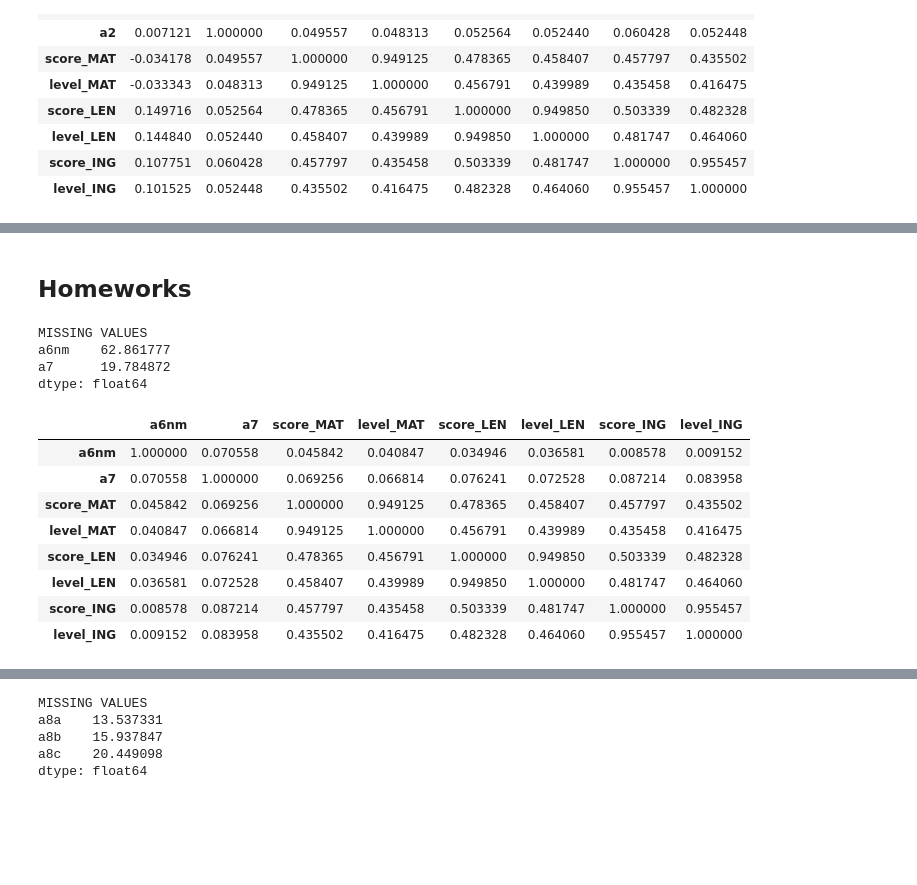
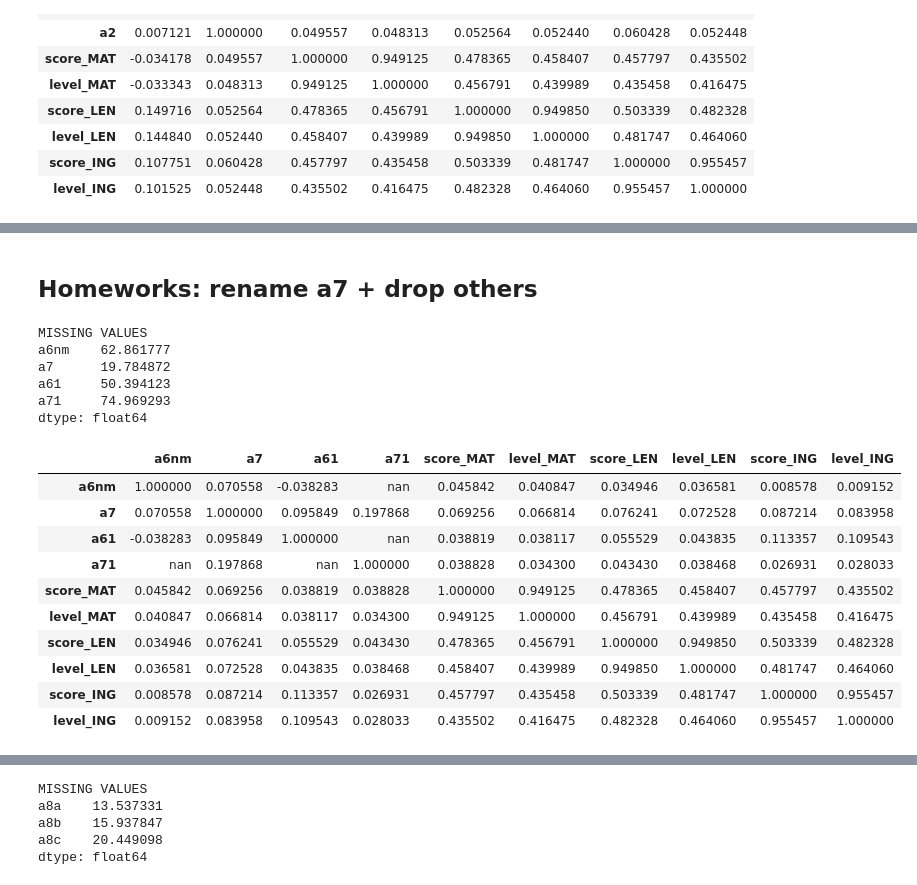
Before and after one commit to aequitas-aod/experiment-ull-dataset-preprocessing, a Jupyter notebook: src/pre_processing/student_questionnaire.ipynb, the cells around one changed output, grey strips where cells are left out. Cells and saved outputs as stored; diff of their text form; code cells hidden in the pictures; blank space fills up the shorter version.

```diff
--- a/src/pre_processing/student_questionnaire.ipynb
+++ b/src/pre_processing/student_questionnaire.ipynb
@@ -197,20 +323,24 @@ dtype: float64
 # %% [markdown]
-## Homeworks
+## Homeworks: rename a7 + drop others
 # %%
-current_columns = ["a6nm", "a7"]
+current_columns = ["a6nm", "a7", "a61", "a71",]
 corr = print_statistics(columns=current_columns)
 corr.style.background_gradient(cmap="coolwarm")
 # %% [output]
 MISSING VALUES
 a6nm    62.861777
 a7      19.784872
+a61     50.394123
+a71     74.969293
 dtype: float64
-|  | a6nm | a7 | score_MAT | level_MAT | score_LEN | level_LEN | score_ING | level_ING |
-| a6nm | 1.000000 | 0.070558 | 0.045842 | 0.040847 | 0.034946 | 0.036581 | 0.008578 | 0.009152 |
-| a7 | 0.070558 | 1.000000 | 0.069256 | 0.066814 | 0.076241 | 0.072528 | 0.087214 | 0.083958 |
-| score_MAT | 0.045842 | 0.069256 | 1.000000 | 0.949125 | 0.478365 | 0.458407 | 0.457797 | 0.435502 |
-| level_MAT | 0.040847 | 0.066814 | 0.949125 | 1.000000 | 0.456791 | 0.439989 | 0.435458 | 0.416475 |
-| score_LEN | 0.034946 | 0.076241 | 0.478365 | 0.456791 | 1.000000 | 0.949850 | 0.503339 | 0.482328 |
-| level_LEN | 0.036581 | 0.072528 | 0.458407 | 0.439989 | 0.949850 | 1.000000 | 0.481747 | 0.464060 |
-| score_ING | 0.008578 | 0.087214 | 0.457797 | 0.435458 | 0.503339 | 0.481747 | 1.000000 | 0.955457 |
-| level_ING | 0.009152 | 0.083958 | 0.435502 | 0.416475 | 0.482328 | 0.464060 | 0.955457 | 1.000000 |
+|  | a6nm | a7 | a61 | a71 | score_MAT | level_MAT | score_LEN | level_LEN | score_ING | level_ING |
+| a6nm | 1.000000 | 0.070558 | -0.038283 | nan | 0.045842 | 0.040847 | 0.034946 | 0.036581 | 0.008578 | 0.009152 |
+| a7 | 0.070558 | 1.000000 | 0.095849 | 0.197868 | 0.069256 | 0.066814 | 0.076241 | 0.072528 | 0.087214 | 0.083958 |
+| a61 | -0.038283 | 0.095849 | 1.000000 | nan | 0.038819 | 0.038117 | 0.055529 | 0.043835 | 0.113357 | 0.109543 |
+| a71 | nan | 0.197868 | nan | 1.000000 | 0.038828 | 0.034300 | 0.043430 | 0.038468 | 0.026931 | 0.028033 |
+| score_MAT | 0.045842 | 0.069256 | 0.038819 | 0.038828 | 1.000000 | 0.949125 | 0.478365 | 0.458407 | 0.457797 | 0.435502 |
+| level_MAT | 0.040847 | 0.066814 | 0.038117 | 0.034300 | 0.949125 | 1.000000 | 0.456791 | 0.439989 | 0.435458 | 0.416475 |
+| score_LEN | 0.034946 | 0.076241 | 0.055529 | 0.043430 | 0.478365 | 0.456791 | 1.000000 | 0.949850 | 0.503339 | 0.482328 |
+| level_LEN | 0.036581 | 0.072528 | 0.043835 | 0.038468 | 0.458407 | 0.439989 | 0.949850 | 1.000000 | 0.481747 | 0.464060 |
+| score_ING | 0.008578 | 0.087214 | 0.113357 | 0.026931 | 0.457797 | 0.435458 | 0.503339 | 0.481747 | 1.000000 | 0.955457 |
+| level_ING | 0.009152 | 0.083958 | 0.109543 | 0.028033 | 0.435502 | 0.416475 | 0.482328 | 0.464060 | 0.955457 | 1.000000 |
```
Also changed, not shown: parts of 51 cells of this notebook, 3 other files.
